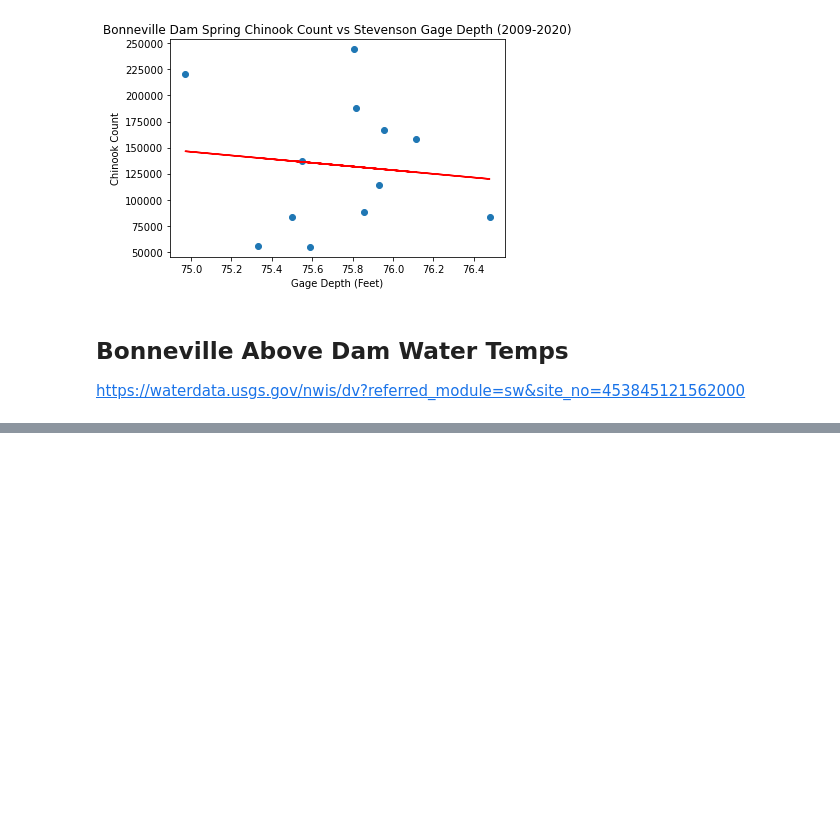
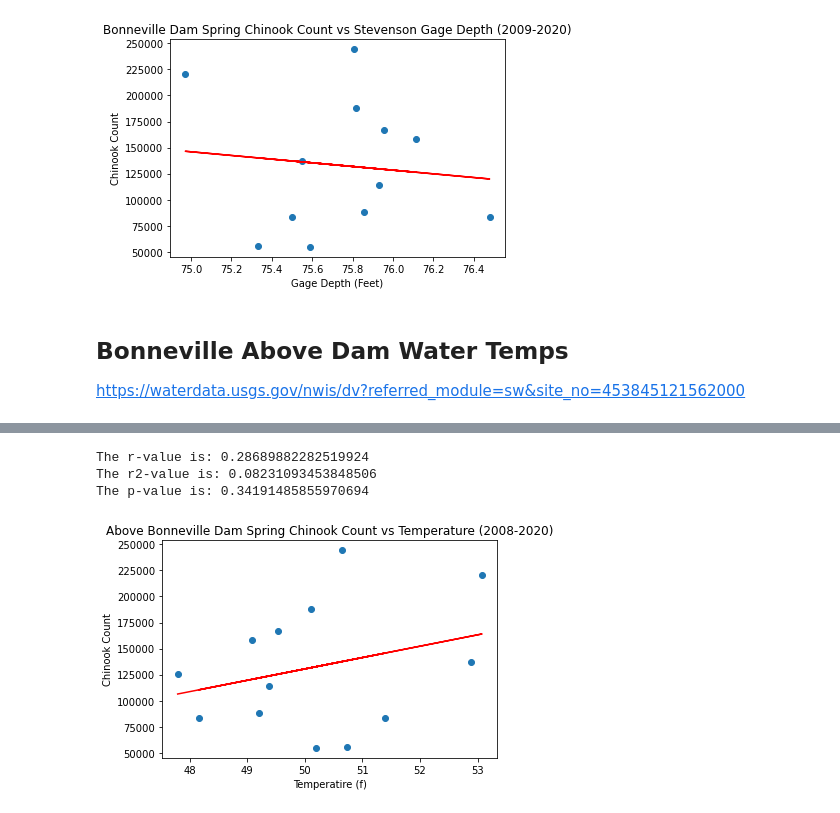
Before and after one commit to jayhjman/bootcamp-project1, a Jupyter notebook: Above-Bonneville-Visual.ipynb, the cells around one changed output, grey strips where cells are left out. Saved outputs shown, nothing was run; the diff lists cells and outputs as text; code cells hidden in the pictures; blank space fills up the shorter version.

Commit message:
added last scatter to annual upper

```diff
--- a/Above-Bonneville-Visual.ipynb
+++ b/Above-Bonneville-Visual.ipynb
@@ -269,0 +298,8 @@ KeyError: 'datetime'
+# %%
+# Merge salmon data with temperature data
+merged_clean_above_bonneville_forebay_temp_mean_df = pd.merge(bonneville_salmon_df, clean_above_bonneville_forebay_temp_mean_df, on="Year" )
+
+# Create a Farenhieght Temperature
+merged_clean_above_bonneville_forebay_temp_mean_df['temperature_f'] = merged_clean_above_bonneville_forebay_temp_mean_df['temperature_c'] * 1.8 + 32
+
+merged_clean_above_bonneville_forebay_temp_mean_df
@@ -269,0 +321,25 @@ KeyError: 'datetime'
+# %%
+# Plot a scatter and regression of river depth and salmon counts to see if any correlation
+
+plt.xlabel("Temperatire (f)")
+plt.ylabel("Chinook Count")
+plt.title("Above Bonneville Dam Spring Chinook Count vs Temperature (2008-2020)")
+
+plt.scatter(merged_clean_above_bonneville_forebay_temp_mean_df["temperature_f"],
+            merged_clean_above_bonneville_forebay_temp_mean_df["Chinook"])
+x_values = merged_clean_above_bonneville_forebay_temp_mean_df["temperature_f"]
+y_values = merged_clean_above_bonneville_forebay_temp_mean_df["Chinook"]
+(slope, intercept, rvalue, pvalue, stderr) = linregress(x_values, y_values)
+line_eq = "y = " + str(round(slope,2)) + "x + " + str(round(intercept,2))
+print(f"The r-value is: {rvalue}")
+print(f"The r2-value is: {rvalue**2}")
+print(f"The p-value is: {pvalue}")
+regress_values = x_values * slope + intercept
+plt.plot(x_values, regress_values,"r-")
+
+plt.show()
+# %% [output]
+The r-value is: 0.28689882282519924
+The r2-value is: 0.08231093453848506
+The p-value is: 0.34191485855970694
+[figure, added]
```
Also changed, not shown: parts of 4 cells of this notebook, 1 other file.
